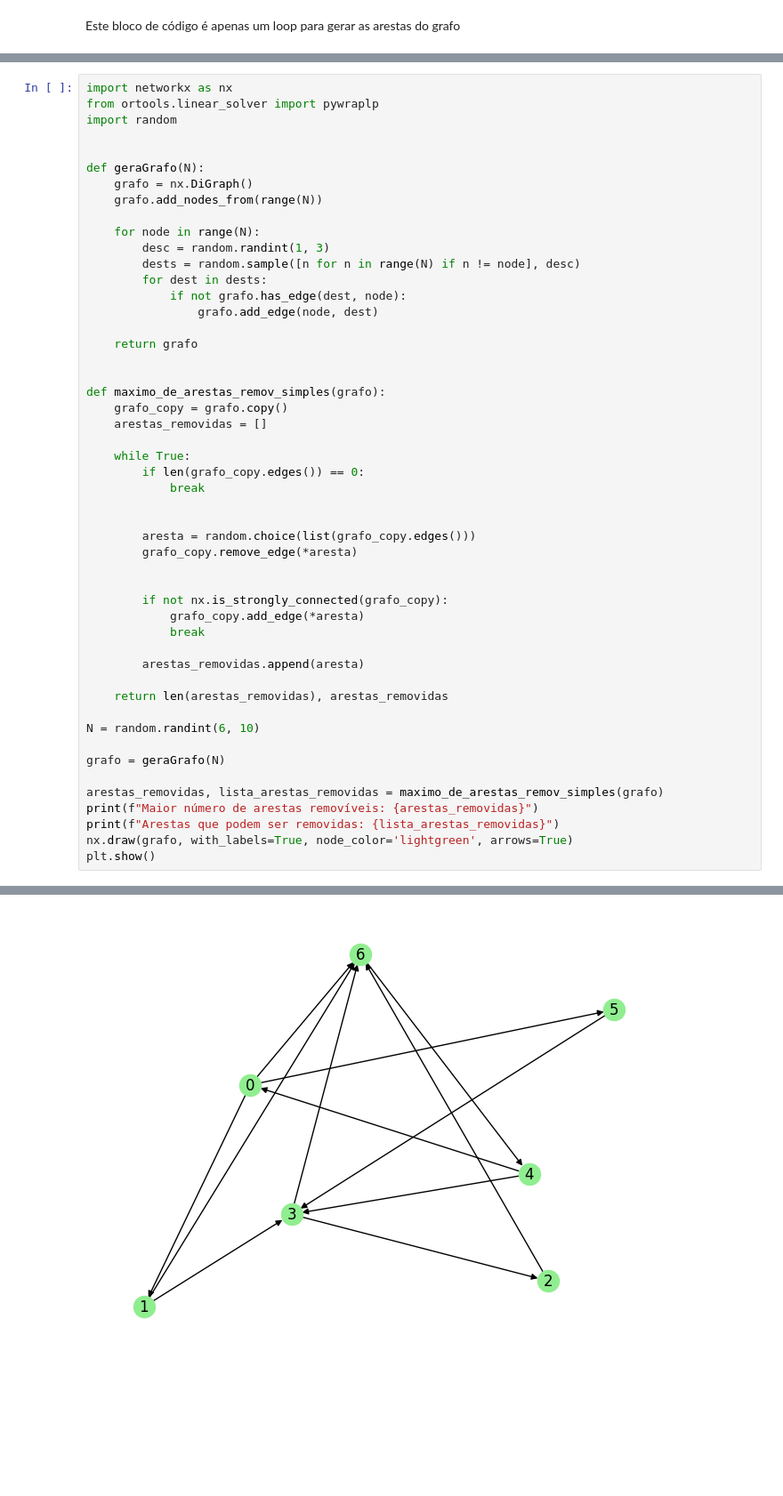
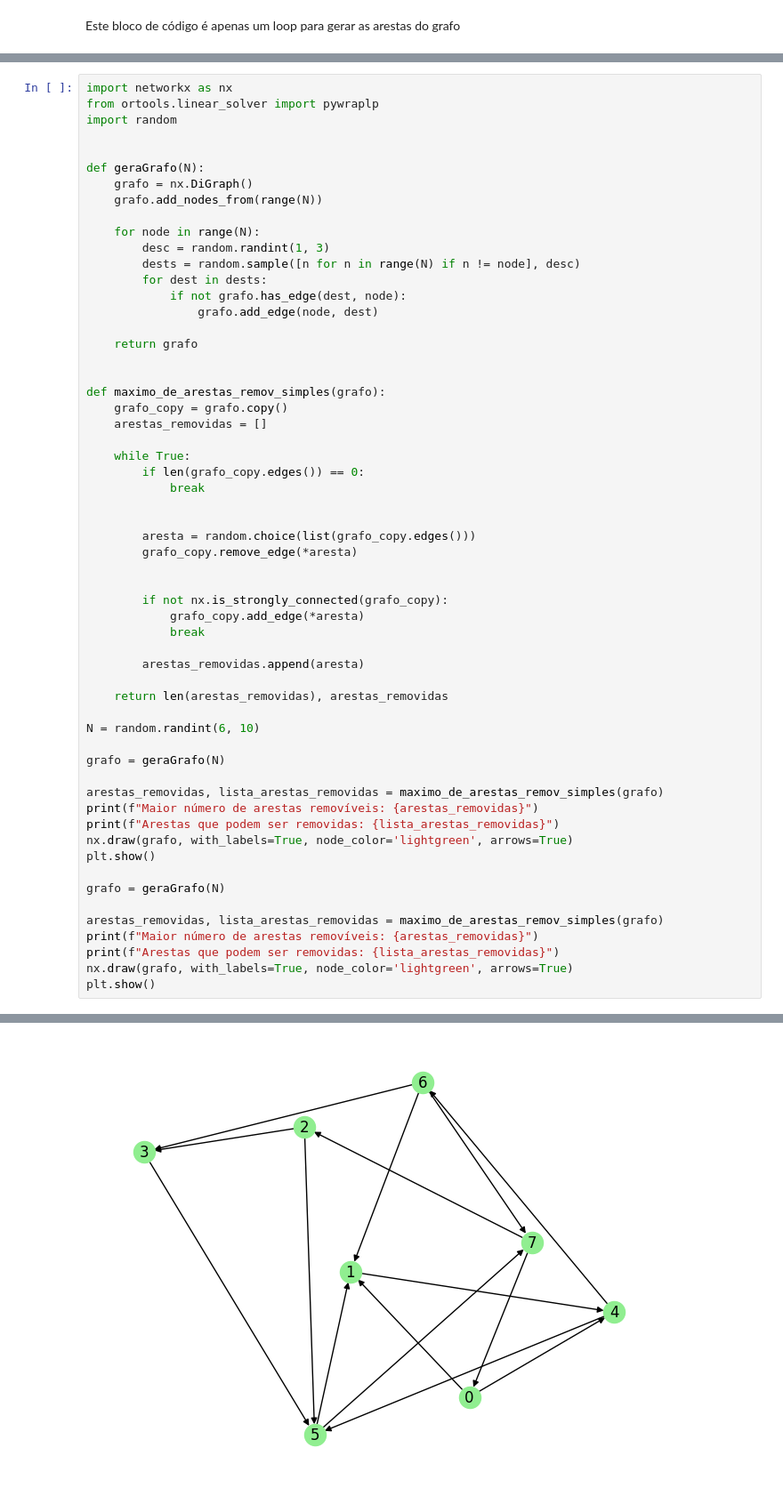
Before and after one commit to 27Nizzo/Logica-Comp.-TP-s, a Jupyter notebook: tp1pt2.ipynb, the cells around one changed output, grey strips where cells are left out. Shown at 89% size. Drawn from its saved outputs; the diff is of its cells as text; blank space fills up the shorter version.

Commit message:
Adição de 2 exemplos de grafos

```diff
--- a/tp1pt2.ipynb
+++ b/tp1pt2.ipynb
@@ -136,4 +149,12 @@ print(f"Maior número de arestas removíveis: {arestas_removidas}")
 print(f"Arestas que podem ser removidas: {lista_arestas_removidas}")
 nx.draw(grafo, with_labels=True, node_color='lightgreen', arrows=True)
 plt.show()
+
+grafo = geraGrafo(N)
+
+arestas_removidas, lista_arestas_removidas = maximo_de_arestas_remov_simples(grafo)
+print(f"Maior número de arestas removíveis: {arestas_removidas}")
+print(f"Arestas que podem ser removidas: {lista_arestas_removidas}")
+nx.draw(grafo, with_labels=True, node_color='lightgreen', arrows=True)
+plt.show()
 # %% [output]
@@ -142 +163 @@ Arestas que podem ser removidas: [(3, 6), (4, 3)]
-[figure, old version]
+[figure, new version]
```
Also changed, not shown: parts of 3 cells of this notebook.
